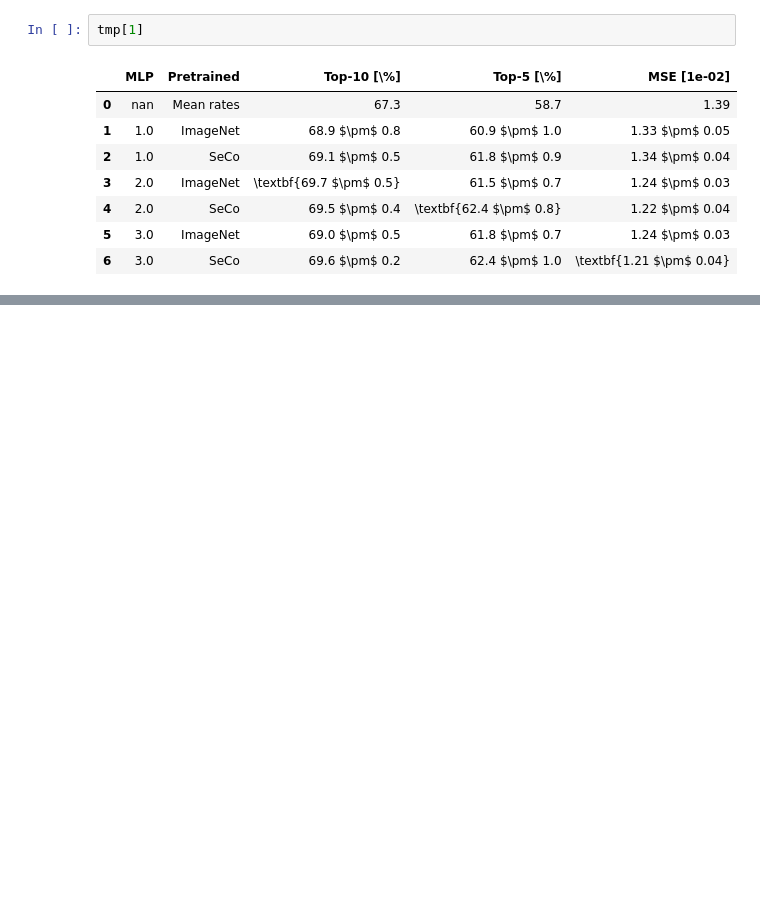
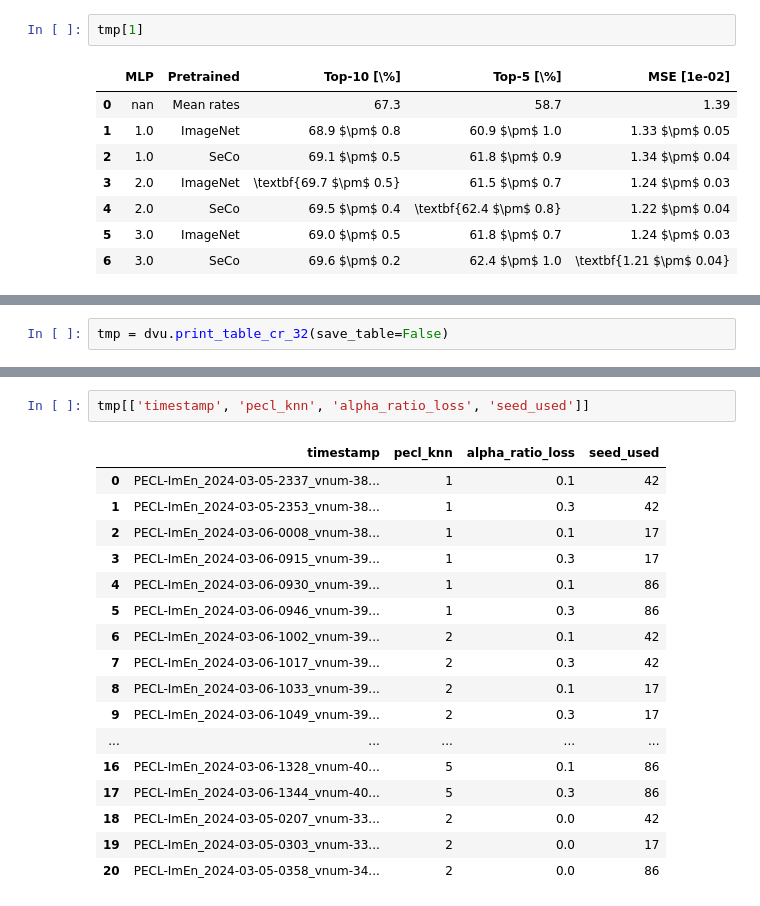
Before and after one commit to vdplasthijs/PECL, a Jupyter notebook: notebooks/try-out/Results figs and tables.ipynb, the cells around one changed output, grey strips where cells are left out. Cells and saved outputs as stored; diff of their text form; blank space fills up the shorter version.

```diff
--- a/notebooks/try-out/Results figs and tables.ipynb
+++ b/notebooks/try-out/Results figs and tables.ipynb
@@ -179,0 +257,2 @@ tmp.head(60)
+# %%
+tmp = dvu.print_table_cr_32(save_table=False)
@@ -179,0 +277,20 @@ tmp.head(60)
+# %%
+tmp[['timestamp', 'pecl_knn', 'alpha_ratio_loss', 'seed_used']]
+# %% [output]
+|  | timestamp | pecl_knn | alpha_ratio_loss | seed_used |
+| 0 | PECL-ImEn_2024-03-05-2337_vnum-38... | 1 | 0.1 | 42 |
+| 1 | PECL-ImEn_2024-03-05-2353_vnum-38... | 1 | 0.3 | 42 |
+| 2 | PECL-ImEn_2024-03-06-0008_vnum-38... | 1 | 0.1 | 17 |
+| 3 | PECL-ImEn_2024-03-06-0915_vnum-39... | 1 | 0.3 | 17 |
+| 4 | PECL-ImEn_2024-03-06-0930_vnum-39... | 1 | 0.1 | 86 |
+| 5 | PECL-ImEn_2024-03-06-0946_vnum-39... | 1 | 0.3 | 86 |
+| 6 | PECL-ImEn_2024-03-06-1002_vnum-39... | 2 | 0.1 | 42 |
+| 7 | PECL-ImEn_2024-03-06-1017_vnum-39... | 2 | 0.3 | 42 |
+| 8 | PECL-ImEn_2024-03-06-1033_vnum-39... | 2 | 0.1 | 17 |
+| 9 | PECL-ImEn_2024-03-06-1049_vnum-39... | 2 | 0.3 | 17 |
+| ... | ... | ... | ... | ... |
+| 16 | PECL-ImEn_2024-03-06-1328_vnum-40... | 5 | 0.1 | 86 |
+| 17 | PECL-ImEn_2024-03-06-1344_vnum-40... | 5 | 0.3 | 86 |
+| 18 | PECL-ImEn_2024-03-05-0207_vnum-33... | 2 | 0.0 | 42 |
+| 19 | PECL-ImEn_2024-03-05-0303_vnum-33... | 2 | 0.0 | 17 |
+| 20 | PECL-ImEn_2024-03-05-0358_vnum-34... | 2 | 0.0 | 86 |
```
Also changed, not shown: parts of 10 cells of this notebook, 4 other files.
